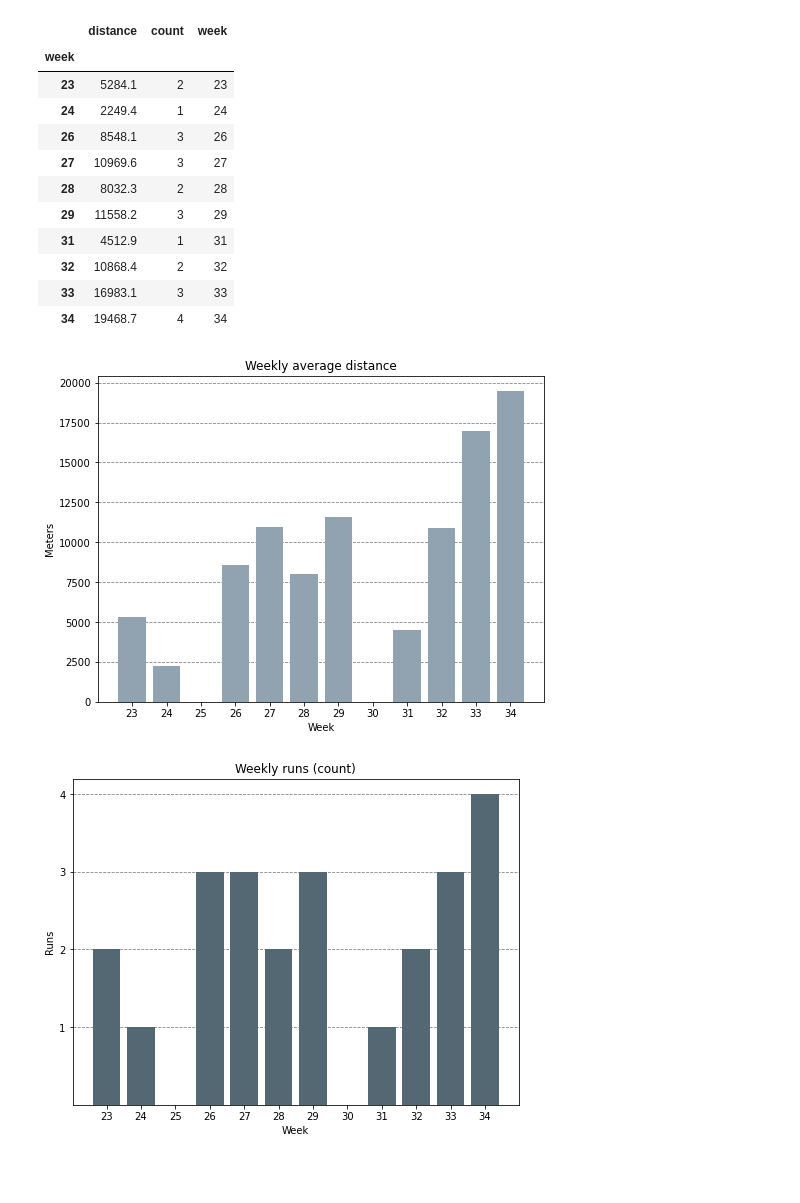
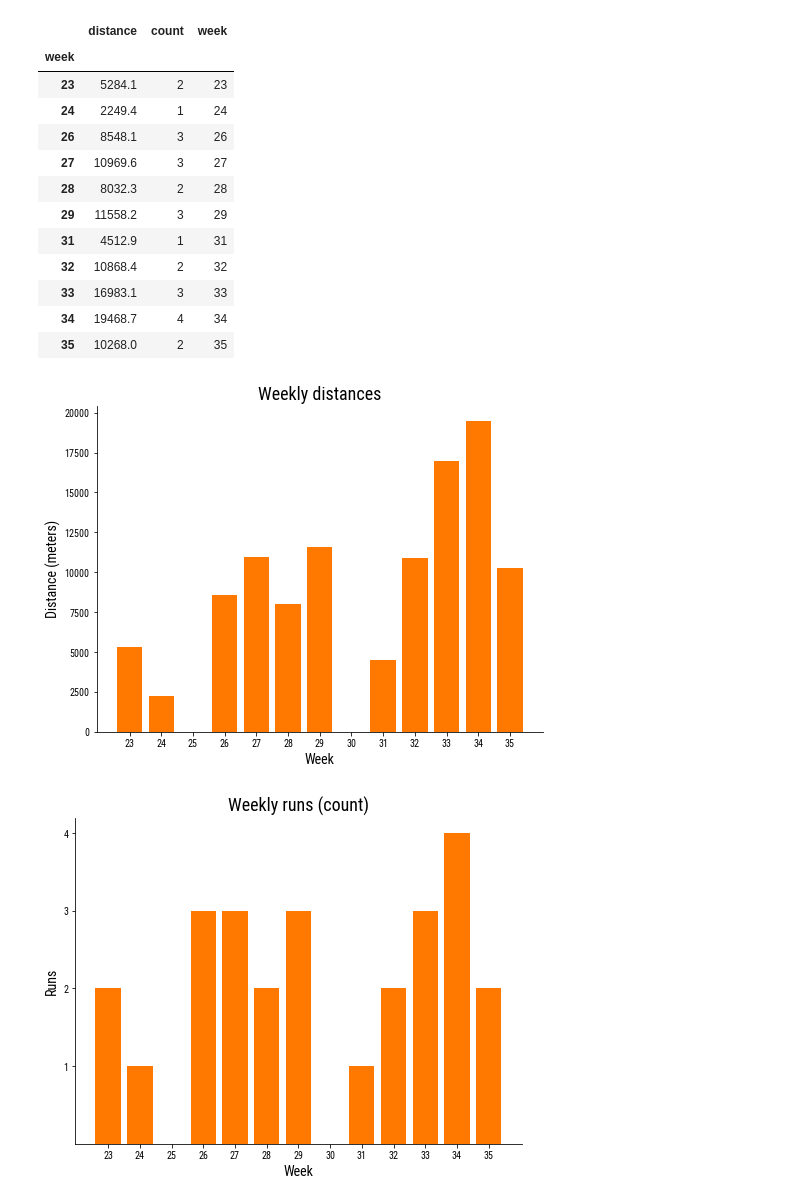
Before and after one commit to aakosm/strava_performance, a Jupyter notebook: strava_analysis.ipynb, the cells around one changed output. Drawn from its saved outputs; the diff is of its cells as text; code cells hidden in the pictures; blank space fills up the shorter version.

```diff
--- a/strava_analysis.ipynb
+++ b/strava_analysis.ipynb
@@ -10,12 +10,22 @@ import requests
 import urllib3
 import config
 import pandas as pd
-from pandas.io.json import json_normalize
 import numpy as np
 import matplotlib.pyplot as plt
+from matplotlib import rc
+from mpl_toolkits.axes_grid1.inset_locator import inset_axes
 import datetime
 urllib3.disable_warnings(urllib3.exceptions.InsecureRequestWarning)
+
+# setup default fonts for the plt plots
+plt.rcParams['font.family'] = 'sans-serif'
+plt.rcParams['font.sans-serif'] = 'Roboto Condensed'
+
+plt.rcParams['axes.spines.top'] = False
+plt.rcParams['axes.spines.right'] = False
 # %%
+# credit for the API query code: https://github.com/franchyze923/Code_From_Tutorials/tree/master/Strava_Api
+
 auth_url = "https://www.strava.com/oauth/token"
 activites_url = "https://www.strava.com/api/v3/athlete/activities"
 
@@ -33,7 +43,5 @@ access_token = res.json()['access_token']
 header = {'Authorization': 'Bearer ' + access_token}
 param = {'per_page': 200, 'page': 1}
 strava_json_data = requests.get(activites_url, headers=header, params=param).json()
+
+strava_df = pd.json_normalize(strava_json_data)
-# %%
-strava_df = json_normalize(strava_json_data)
-
-strava_df.columns
@@ -55,6 +48,6 @@ Index(['resource_state', 'name', 'distance', 'moving_time', 'elapsed_time',
 # %%
 # create clean data frame with running data and key variables only
-feature_list = ['id', 'name', 'distance', 'moving_time', 'start_date_local', 'average_speed', 'max_speed', 'sport_type']
+feature_list = ['distance', 'moving_time', 'start_date_local', 'average_speed', 'max_speed', 'sport_type']
 
 # select the variables and observations needed
 running_data = strava_df[feature_list]
@@ -72,8 +65,8 @@ running_data['start_time'] = running_data['start_date_local'].dt.time
 running_data['start_date_local'] = running_data['start_date_local'].dt.date
 running_data['week'] = pd.to_datetime(running_data["start_date_local"]).dt.isocalendar().week
 
-# check data from june
+# data from June 2022 only
 running_data = running_data[running_data["start_date_local"] > datetime.date(2022, 6, 1)]
 
-running_data
+running_data.head()
 # %% [output]
@@ -151,43 +117,44 @@ weekly_data
 | 32 | 10868.4 | 2 | 32 |
 | 33 | 16983.1 | 3 | 33 |
 | 34 | 19468.7 | 4 | 34 |
+| 35 | 10268.0 | 2 | 35 |
 # %%
 x = weekly_data["week"]
 y = weekly_data["distance"]
 
 plt.figure(figsize=(8,6))
 
-plt.grid(axis='y', color='gray', linestyle='dashed', zorder=0)
-plt.bar(x, y, align='center', color="#91A3B0", zorder=3)
+#plt.grid(axis='y', color='#708090', linestyle='dashed', zorder=0)
+plt.bar(x, y, align='center', color="#FF7900", zorder=3)
 plt.xticks(np.arange(min(x), max(x)+1, 1.0))
 
-plt.title("Weekly average distance")
-plt.ylabel("Meters")
-plt.xlabel("Week")
+plt.title("Weekly distances", fontsize=18)
+plt.ylabel("Distance (meters)", fontsize=14)
+plt.xlabel("Week", fontsize=14)
 
-plt.savefig('figures/avg_dist.png', facecolor="white")
+#plt.savefig('figures/avg_dist.png', facecolor="white")
 
 plt.show()
 # %% [output]
-[figure, old version]
+[figure, new version]
 # %%
 x = weekly_data["week"]
 y = weekly_data["count"]
 
 plt.figure(figsize=(8,6))
 
-plt.grid(axis='y', color='gray', linestyle='dashed', zorder=0)
-plt.bar(x, y, align='center', color="#536872", zorder=3)
+#plt.grid(axis='y', color='#708090', linestyle='dashed', zorder=0)
+plt.bar(x, y, align='center', color="#FF7900", zorder=3)
 plt.xticks(np.arange(min(x), max(x)+1, 1.0))
 plt.yticks(np.arange(min(y), max(y)+1, 1.0))
 
 
-plt.title("Weekly runs (count)")
-plt.ylabel("Runs")
-plt.xlabel("Week")
+plt.title("Weekly runs (count)", fontsize=18)
+plt.ylabel("Runs", fontsize=14)
+plt.xlabel("Week", fontsize=14)
 
-plt.savefig('figures/count.png', facecolor="white")
+#plt.savefig('figures/count.png', facecolor="white")
 
 plt.show()
 # %% [output]
-[figure, old version]
+[figure, new version]
```
Also changed, not shown: parts of 5 cells of this notebook.
